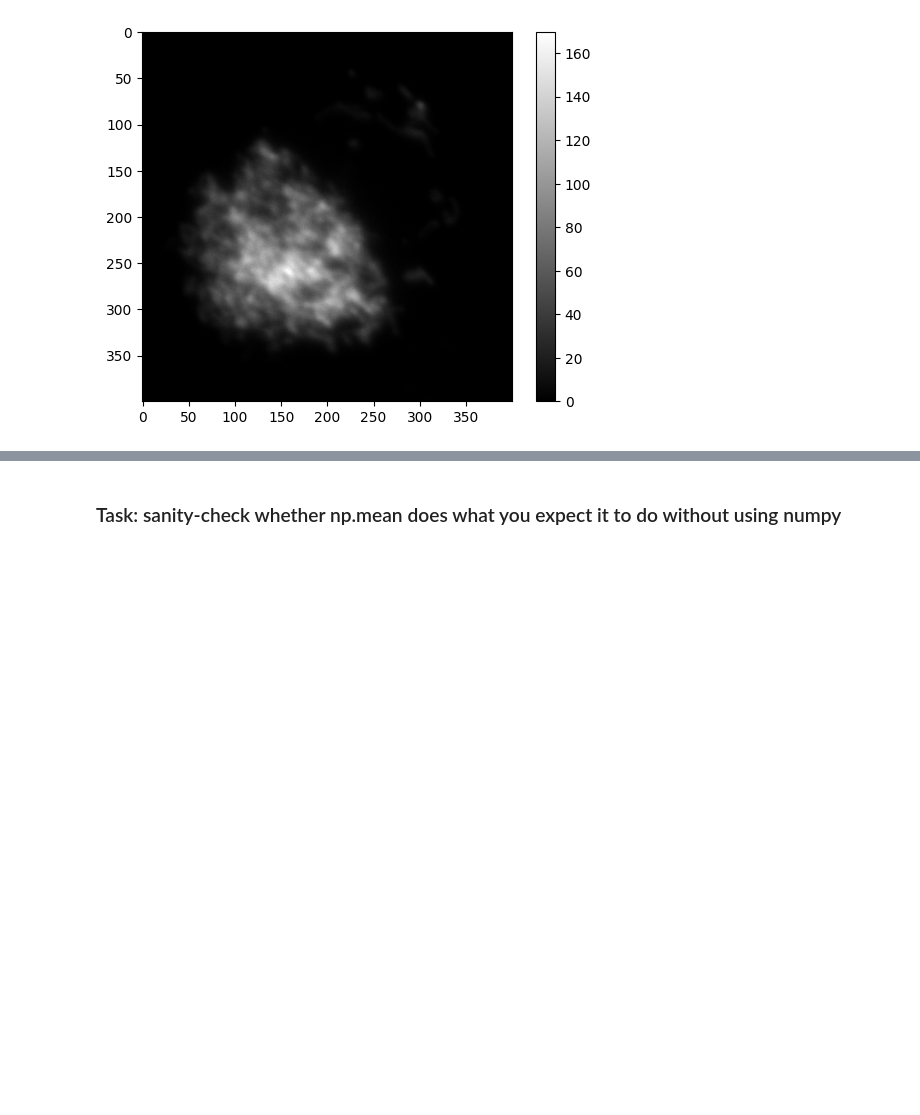
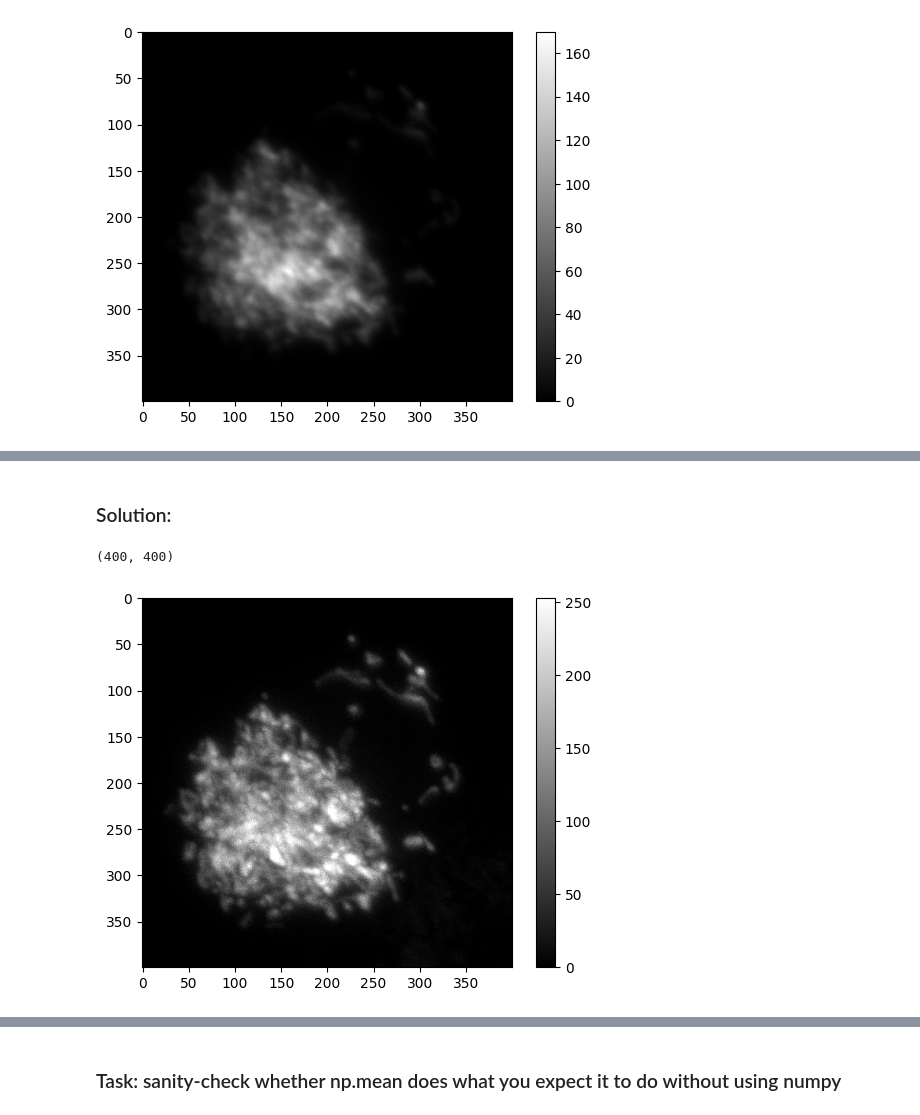
Before and after one commit to tlambert03/bobiac, a Jupyter notebook: content/04_digital_images_intro/python_for_bioimage_analysis.ipynb, the cells around one changed output, grey strips where cells are left out. Saved outputs shown, nothing was run; the diff lists cells and outputs as text; code cells hidden in the pictures; blank space fills up the shorter version.

```diff
--- a/content/04_digital_images_intro/python_for_bioimage_analysis.ipynb
+++ b/content/04_digital_images_intro/python_for_bioimage_analysis.ipynb
@@ -631,0 +618,15 @@ array([[0.  , 0.  , 0.  , ..., 0.  , 0.  , 0.04],
+# %% [markdown]
+### Solution:
+# %%
+max_project_ch0 = np.max(ch0, axis=0)
+
+# test your result
+assert max_project_ch0.shape == (400, 400), (
+    f"Your output shape is {max_project_ch0.shape}, but should be (400, 400)"
+)
+
+print(max_project_ch0.shape)
+simpleplot(max_project_ch0)
+# %% [output]
+(400, 400)
+[figure, added]
```
Also changed, not shown: parts of 78 cells of this notebook.
